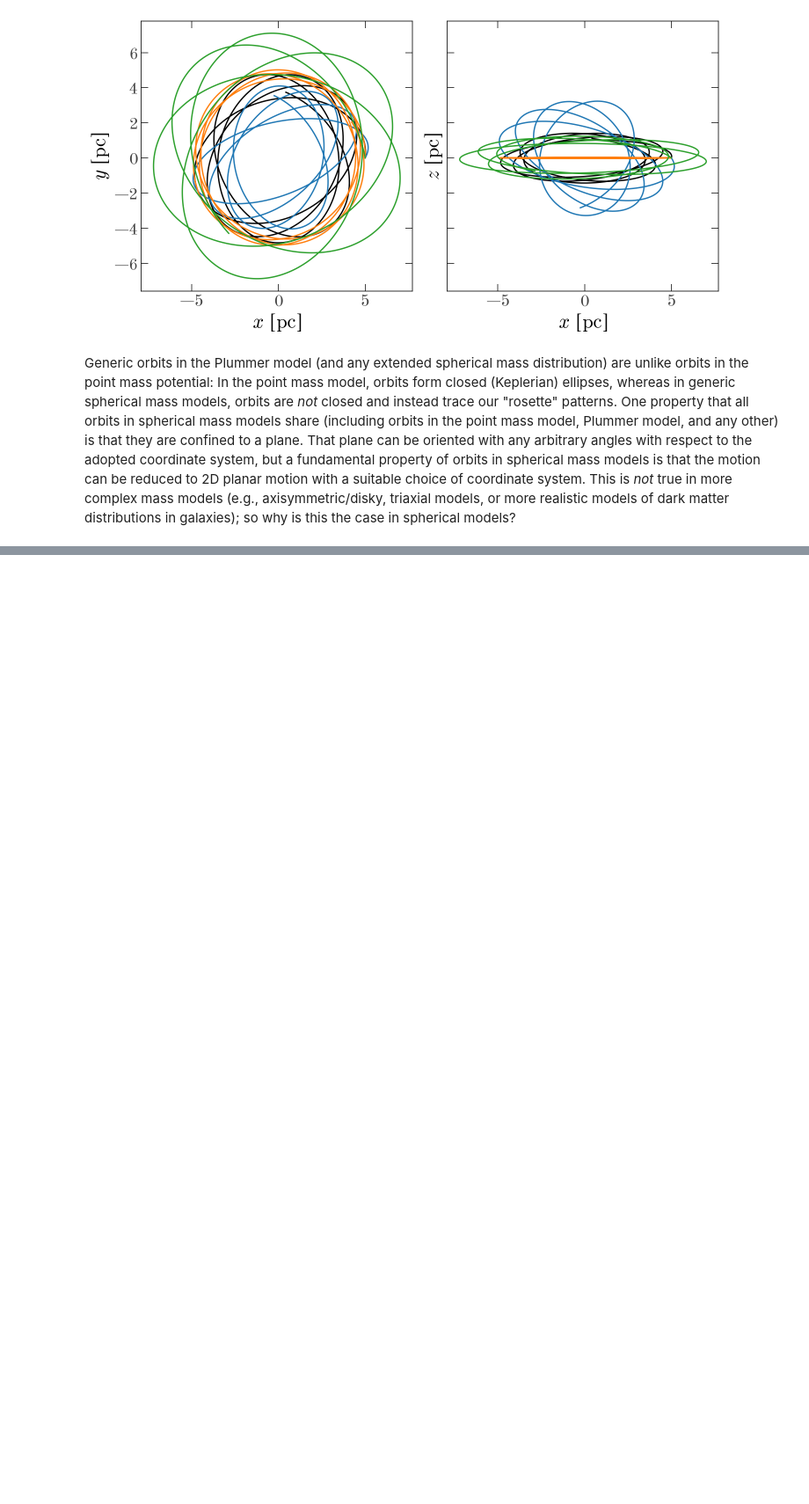
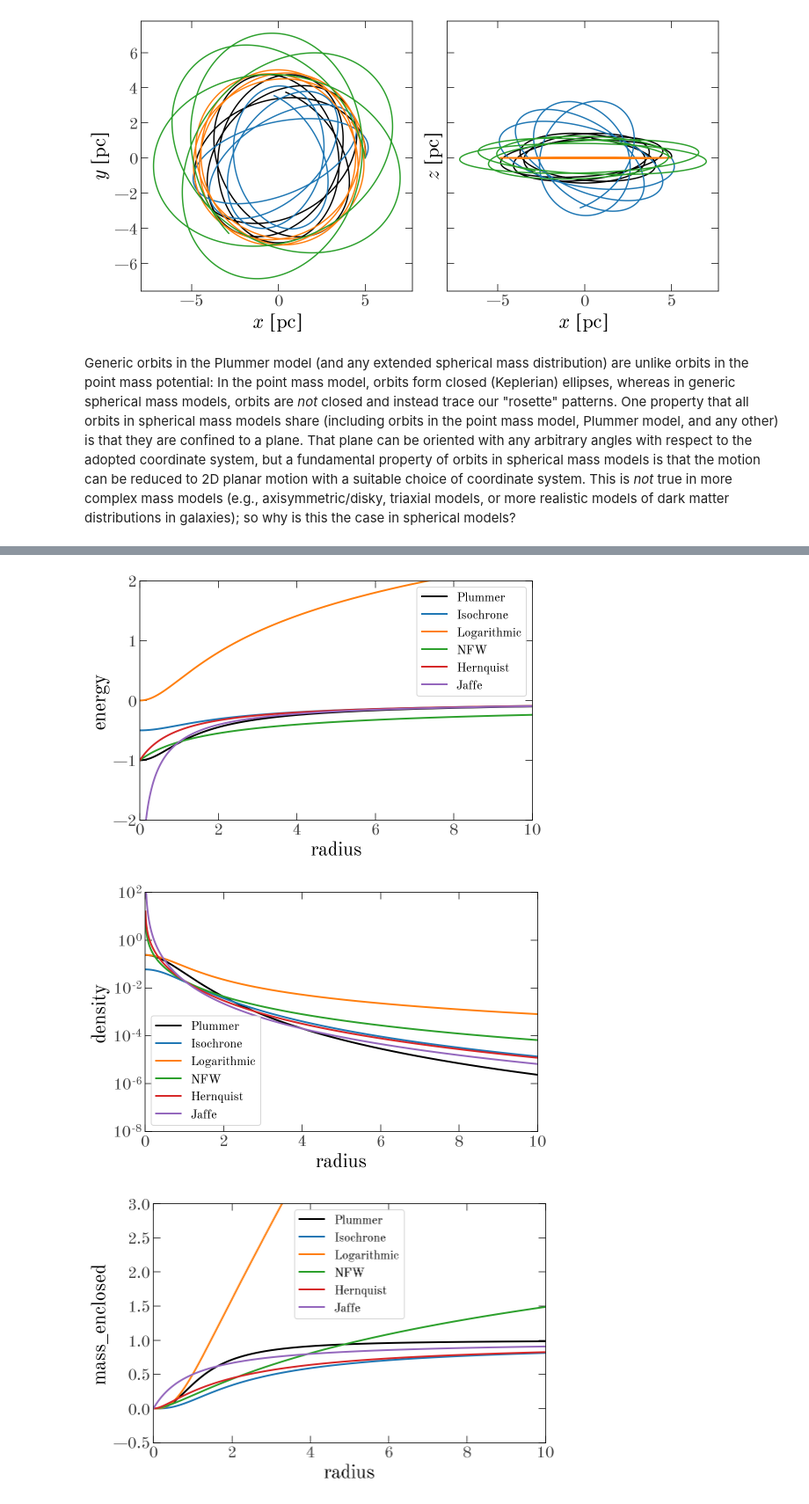
Before and after one commit to CCADynamicsGroup/SummerSchoolWorkshops, a Jupyter notebook: 1-Orbits/1-Orbits-in-spherical-gravitational-potentials.ipynb, the cells around one changed output, grey strips where cells are left out. Shown at 88% size. Cells and saved outputs as stored; diff of their text form; code cells hidden in the pictures; blank space fills up the shorter version.

```diff
--- a/1-Orbits/1-Orbits-in-spherical-gravitational-potentials.ipynb
+++ b/1-Orbits/1-Orbits-in-spherical-gravitational-potentials.ipynb
@@ -930,0 +1243,37 @@ TODO:
+# %%
+potentials = {
+    'Plummer': gp.PlummerPotential(m=1, b=1),
+    'Isochrone': gp.IsochronePotential(m=1, b=1),
+    'Logarithmic': gp.LogarithmicPotential(v_c=1, r_h=1),
+    'NFW': gp.NFWPotential(m=1, r_s=1),
+    'Hernquist': gp.HernquistPotential(m=1, c=1),
+    'Jaffe': gp.JaffePotential(m=1, c=1)
+}
+
+r_grid = np.linspace(0, 10, 1024)
+xyz_grid = np.zeros((3, len(r_grid)))
+xyz_grid[0] = r_grid
+
+for func_name, ylim in zip(
+    ['energy', 'density', 'mass_enclosed', 'circular_velocity'],
+    [(-2, 2), (1e-8, 100), (-0.5, 3), (-0.1, 1.1)]
+):
+    fig, ax = plt.subplots(figsize=(8, 5))
+    for name, pot in potentials.items():
+        ax.plot(r_grid, getattr(pot, func_name)(xyz_grid),
+                marker='', lw=2, label=name)
+
+    ax.set_xlim(0, 10)
+    ax.set_ylim(ylim)
+
+    if func_name == 'density':
+        ax.set_yscale('log')
+
+    ax.legend(loc='best', fontsize=14)
+
+    ax.set_xlabel('radius')
+    ax.set_ylabel(func_name)
+# %% [output]
+[figure, added]
+[figure, added]
+[figure, added]
```
Also changed, not shown: parts of 66 cells of this notebook.
